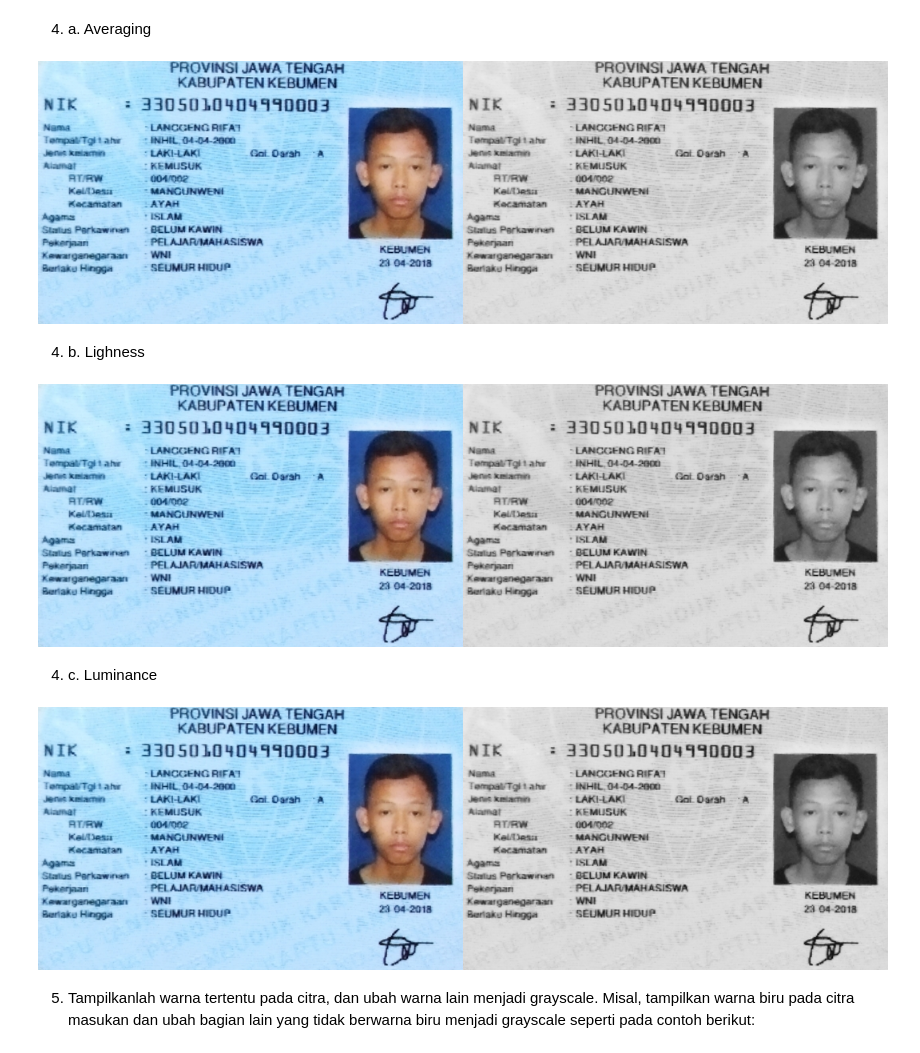
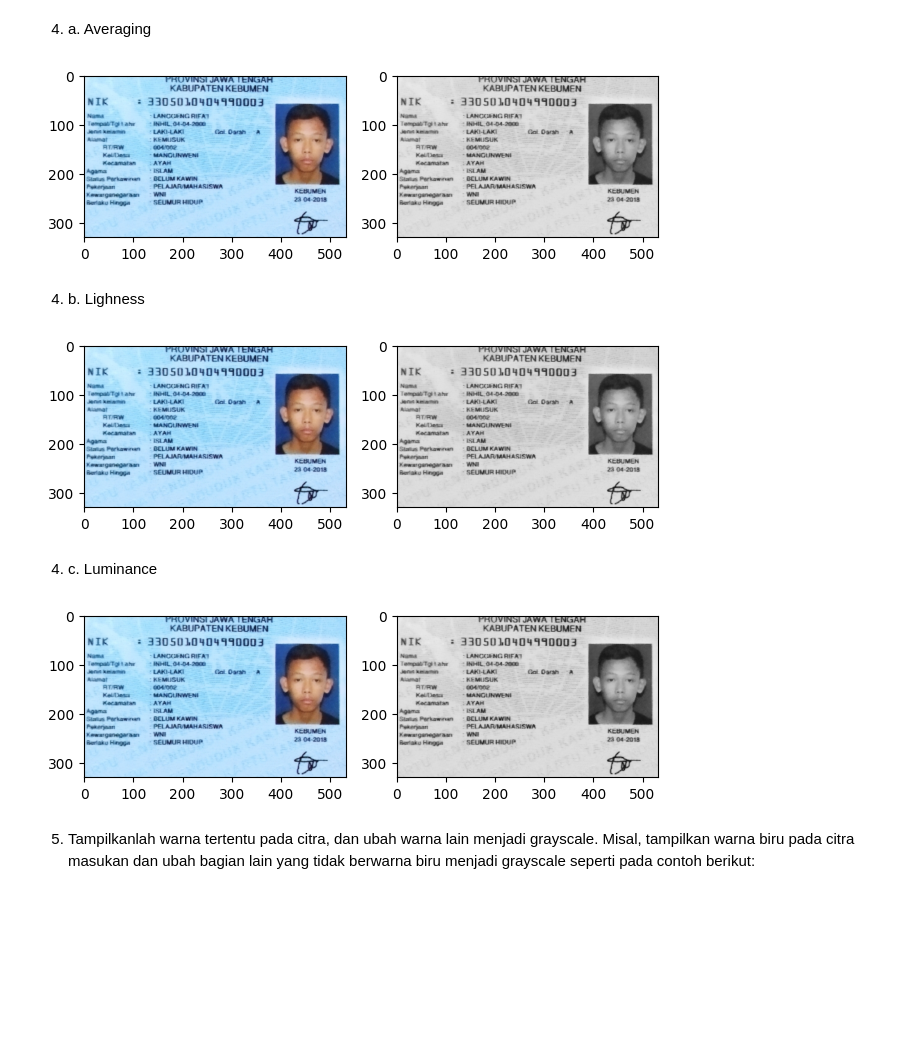
Before and after one commit to AlyAbdulloh/PCVK, a Jupyter notebook: Week3/Week3.ipynb, the cells around one changed output. Saved outputs shown, nothing was run; the diff lists cells and outputs as text; code cells hidden in the pictures; blank space fills up the shorter version.

```diff
--- a/Week3/Week3.ipynb
+++ b/Week3/Week3.ipynb
@@ -134,24 +134,34 @@ bagian Ulasan Teori, sehingga menghasilkan keluaran seperti berikut:
 # %% [markdown]
 4. a. Averaging
 # %%
+from cv2.gapi import BGR2RGB
 image = cv.imread('/content/drive/MyDrive/PCVK/image/ktp_alfan.jpeg')
 grayAvg_image = np.zeros(image.shape, original.dtype)
 
 for y in range(image.shape[0]):
   for x in range(image.shape[1]):
 
     # hitung rata-rata intensitas warna pada setiap chanel (R,G,B)
     r, g, b = image[y, x]
     gray_value = r/3 + g/3 + b/3
 
     # menetapkan nilai rata-rata ke setiap chanel pada citra grayscale
     grayAvg_image[y,x] = gray_value
 
 
-final_frame = cv.hconcat((image, grayAvg_image))
-cv2_imshow(final_frame)
+# final_frame = cv.hconcat((image, grayAvg_image))
+image2 = cv.cvtColor(image, cv.COLOR_BGR2RGB)
+plt.subplot(1, 2, 1)
+plt.imshow(image2)
+
+grayAvg_image2 = cv.cvtColor(grayAvg_image, cv.COLOR_BGR2RGB)
+plt.subplot(1, 2, 2)
+plt.imshow(grayAvg_image2)
+
+plt.tight_layout()
+plt.show()
 # %% [output]
-[figure, old version]
+[figure, new version]
 # %% [markdown]
 4. b. Lighness
 # %%
@@ -172,10 +182,21 @@ for y in range(image.shape[0]):
     grayLightness_image[y, x] = lightness
 
 
-final_frame = cv.hconcat((image, grayLightness_image))
-cv2_imshow(final_frame)
+# final_frame = cv.hconcat((image, grayLightness_image))
+# cv2_imshow(final_frame)
+
+image2 = cv.cvtColor(image, cv.COLOR_BGR2RGB)
+plt.subplot(1, 2, 1)
+plt.imshow(image2)
+
+grayLightness_image2 = cv.cvtColor(grayLightness_image, cv.COLOR_BGR2RGB)
+plt.subplot(1, 2, 2)
+plt.imshow(grayLightness_image2)
+
+plt.tight_layout()
+plt.show()
 # %% [output]
-[figure, old version]
+[figure, new version]
 # %% [markdown]
 4. c. Luminance
 # %%
@@ -193,10 +214,20 @@ for y in range(image.shape[0]):
       grayLuminance_image[y,x,c] = np.clip(luminance, 0, 255)
 
 
-final_frame = cv.hconcat((image, grayLuminance_image))
-cv2_imshow(final_frame)
+# final_frame = cv.hconcat((image, grayLuminance_image))
+# cv2_imshow(final_frame)
+image2 = cv.cvtColor(image, cv.COLOR_BGR2RGB)
+plt.subplot(1, 2, 1)
+plt.imshow(image2)
+
+grayLuminance_image2 = cv.cvtColor(grayLuminance_image, cv.COLOR_BGR2RGB)
+plt.subplot(1, 2, 2)
+plt.imshow(grayLuminance_image2)
+
+plt.tight_layout()
+plt.show()
 # %% [output]
-[figure, old version]
+[figure, new version]
 # %% [markdown]
 5. Tampilkanlah warna tertentu pada citra, dan ubah warna lain menjadi grayscale. Misal,
 tampilkan warna biru pada citra masukan dan ubah bagian lain yang tidak berwarna
```
Also changed, not shown: parts of 1 cell of this notebook.
